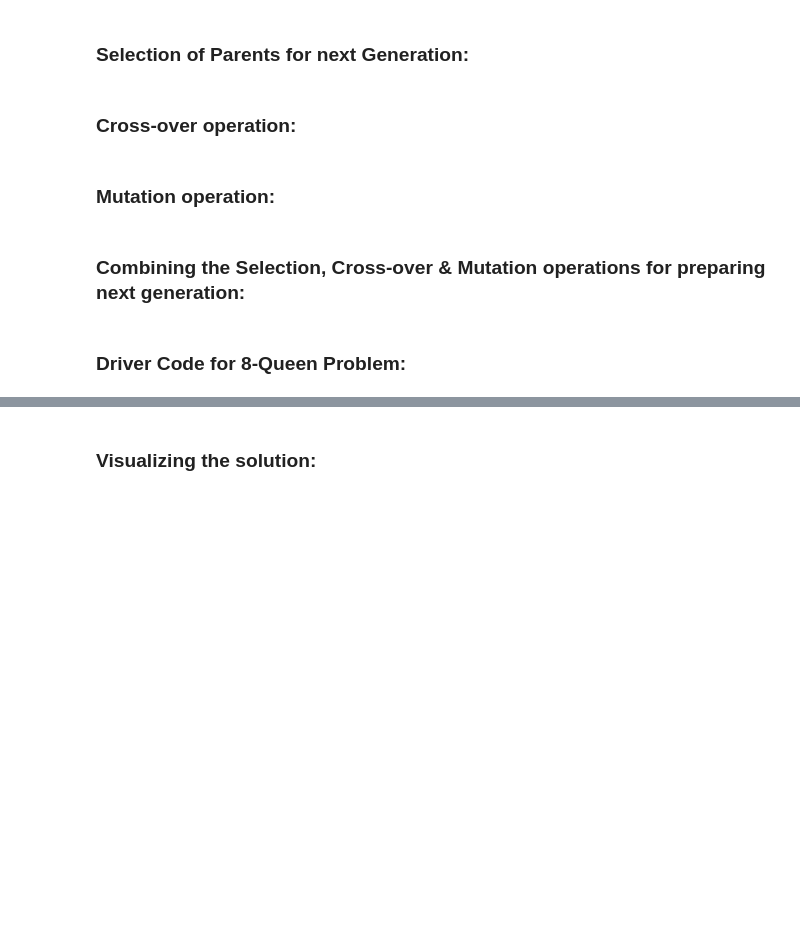
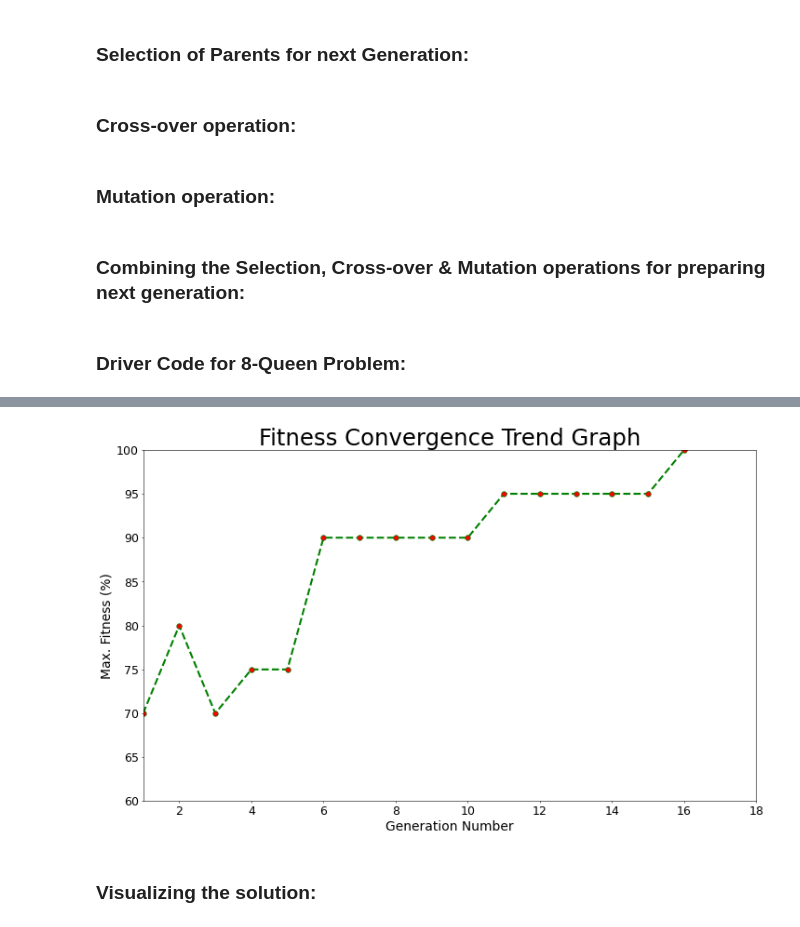
Before and after one commit to ziriz/Solving-8-Queen-Problem-by-Genetic-Algorithm, a Jupyter notebook: 8-Queen Problem solved by Genetic Algorithm.ipynb, the cells around one changed output, grey strips where cells are left out. Cells and saved outputs as stored; diff of their text form; code cells hidden in the pictures; blank space fills up the shorter version.

```diff
--- a/8-Queen Problem solved by Genetic Algorithm.ipynb
+++ b/8-Queen Problem solved by Genetic Algorithm.ipynb
@@ -59,7 +60,7 @@ def fitness_evaluation(individual):
         x=individual[i]
         if x!=0:
             cmp1=list(range(x,-1,-1))
-            cmp2=list(range(x,9,1))
+            cmp2=list(range(x,(board_size)+1,1))
 
             for j in range(i+1,len(cmp1)+temp):
                 if j<=len(individual)-1:
@@ -71,6 +72,16 @@ def fitness_evaluation(individual):
                     if individual[k]==cmp2[k-temp]:
                         err_count+=1
             temp+=1
+
+        elif x==0:
+            cmp2=list(range(x,(board_size)+1,1))
+            for k in range(i+1,len(cmp2)+temp):
+                if k<=len(individual)-1:
+                    if individual[k]==cmp2[k-temp]:
+                        err_count+=1
+
+            temp+=1
+
         else:
             temp+=1
 
@@ -184,11 +195,16 @@ def prepare_next_generation(previous_population,cr,mr):
 # %% [markdown]
 ### Driver Code for 8-Queen Problem:
 # %%
-# Setting the parameters:
+import matplotlib.pyplot as plt
+
+# Setting the GA parameters:
 board_size=8
 no_of_individuals=450
 cr=0.55
-mr=0.15
+mr=0.001
+stale_fitness_threshold=15
+mutation_stimulus=10
+
 
 
 population=generate_population(no_of_individuals,board_size)
@@ -198,12 +214,20 @@ print('\n|      Generation Number     |      Max. Fitness (%)     |          Bes
 print('\n**********************************************************************************************')
 
 
+fitness_trend=[]
+
+z_current=0
+z_previous=0
+z_counter=0
+mr_cpy=mr
+
+
 i=1
 while True:
 
     fitness_scores=[fitness_evaluation(individual) for individual in population]
 
-    if len(str(i))==1:
+    if len(str(i))==1 and len(str(max(fitness_scores)))!=3:
         print(f'|       Generation -   {i}     |           {max(fitness_scores)}              |      {sort_population_by_fitness(population)[-1]}     |')
 
     elif len(str(i))==2 and len(str(max(fitness_scores)))==2:
@@ -213,13 +237,38 @@ while True:
         print(f'|       Generation -  {i}     |          {max(fitness_scores)}              |      {sort_population_by_fitness(population)[-1]}     |')
 
     elif len(str(i))==1 and len(str(max(fitness_scores)))==3:
-        print(f'|       Generation -  {i}     | {max(fitness_scores)}       |      {sort_population_by_fitness(population)[-1]}     |')
+        print(f'|       Generation -   {i}     |          {max(fitness_scores)}              |      {sort_population_by_fitness(population)[-1]}     |')
 
     elif len(str(i))==3 and len(str(max(fitness_scores)))==2:
         print(f'|      Generation -  {i}     |          {max(fitness_scores)}               |      {sort_population_by_fitness(population)[-1]}     |')
 
     elif len(str(i))==3 and str(max(fitness_scores))==3:
         print(f'|       Generation -  {i}     |{max(fitness_scores)}         |      {sort_population_by_fitness(population)[-1]}     |')
+
+
+
+
+
+#    fitness_trend is for capturing the fitness_scores of all generations:
+    fitness_trend.append(max(fitness_scores))
+
+
+
+#    This code block is for stimulating the individuals momentarily in case the algorithm gets stuck in Local Minima.
+#    This is done by amplifying the mutation rate by a factor. The mutation rate is switched to original value once
+#    the algorithm gets out of local minima. This helps us to avoid being stuck in local minimum value forever and
+#    helps the algorithm to get back on track of searching the Global Minima.
+    z_current=max(fitness_scores)
+    if z_current!=z_previous:
+        z_previous=z_current
+        z_counter=0
+        mr=mr_cpy
+    else:
+        z_counter+=1
+
+    if z_counter>stale_fitness_threshold:
+        mr=(mr*mutation_stimulus)
+
 
 
     if max(fitness_scores)==100:
@@ -229,6 +278,9 @@ while True:
 
     population=prepare_next_generation(population,cr,mr)
 
+
+
+
 print('\n**********************************************************************************************')
 
 
@@ -236,7 +288,32 @@ best_individual=sort_population_by_fitness(population)[-1]
 
 print('\nFinal Result: ')
 
-print(best_individual)
+print(best_individual,'\n')
+
+
+
+
+# Plotting fitness trend:
+xaxis=range(1,i+1)
+
+fig=plt.figure(figsize=(17,10), dpi=50 , facecolor='w', edgecolor='k')
+
+
+plt.plot(xaxis, fitness_trend, color='green', linestyle='dashed', linewidth=3, marker='o', markerfacecolor='red', markersize=8)
+
+plt.xlim(1,i+2,1)
+plt.ylim(min(fitness_trend)-10,100,5)
+
+plt.xlabel('Generation Number',fontsize=20)
+plt.ylabel('Max. Fitness (%)',fontsize=20)
+
+plt.tick_params(labelsize=18)
+
+plt.title('Fitness Convergence Trend Graph',fontsize=35)
+
+# plt.figure(figsize=(100,30))
+
+plt.show()
 # %% [output]
 **********************************************************************************************
 
@@ -258,3 +335,4 @@ Final Result:
+[figure, added]
 # %% [markdown]
 ### Visualizing the solution:
 # %%
```
Also changed, not shown: parts of 3 cells of this notebook.
